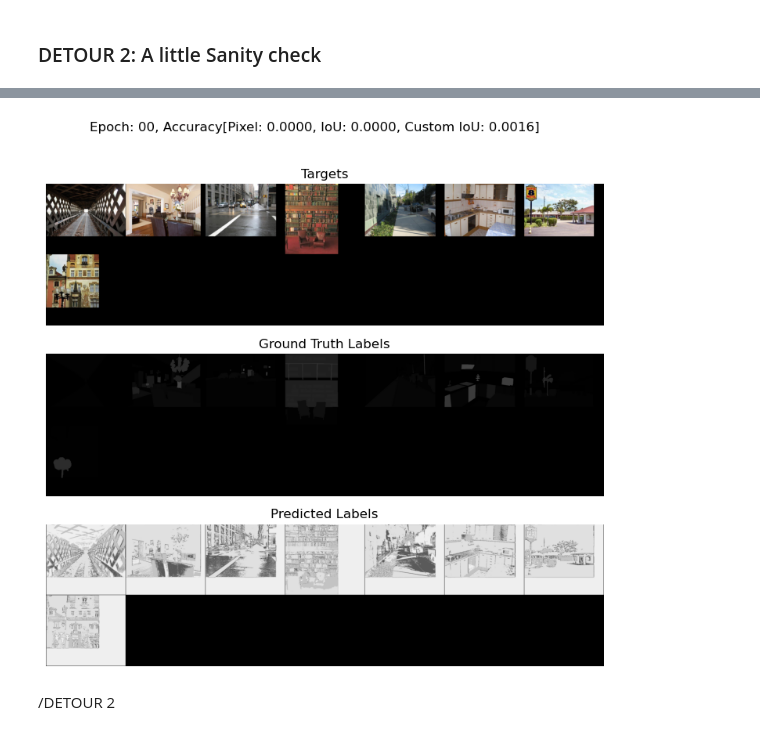
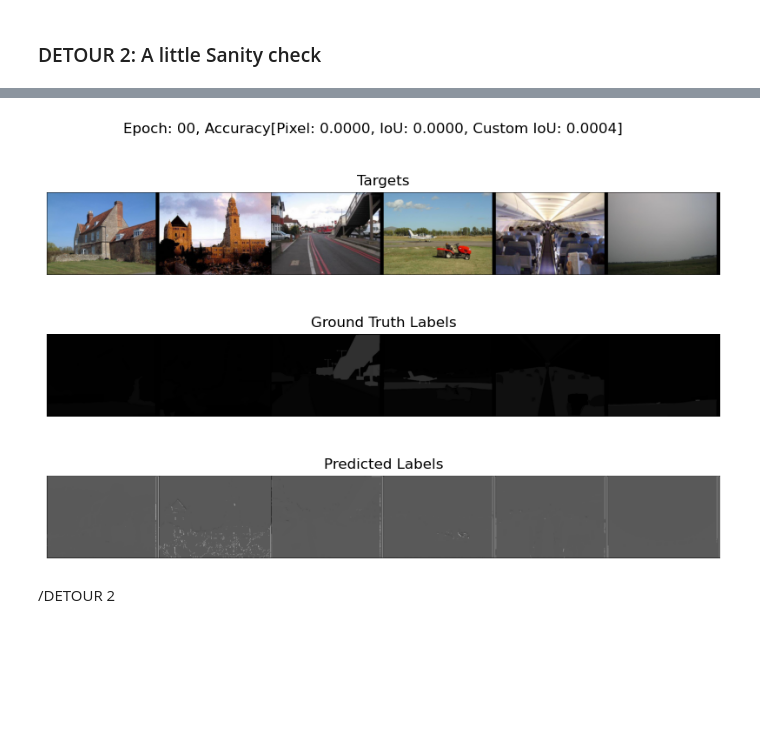
Before and after one commit to projectayre/ayre, a Jupyter notebook: semantic-segmentation/segmentation-ai-experimentation.ipynb, the cells around one changed output, grey strips where cells are left out. Cells and saved outputs as stored; diff of their text form; code cells hidden in the pictures; blank space fills up the shorter version.

```diff
--- a/semantic-segmentation/segmentation-ai-experimentation.ipynb
+++ b/semantic-segmentation/segmentation-ai-experimentation.ipynb
@@ -470,7 +470,7 @@ def print_test_dataset_masks(
     # Close all previously open figures.
     close_figures()
 
-    fig = plt.figure(figsize=(10, 8))
+    fig = plt.figure(figsize=(10, 6))
     fig.suptitle(title, fontsize=12)
 
     fig.add_subplot(3, 1, 1)
@@ -550,7 +550,7 @@ def test_dataset_accuracy(model, loader):
 torch.cuda.empty_cache()
 save_path = os.path.join("./logs/", "segnet_basic_training_progress_images")
 os.makedirs(save_path, exist_ok=True)
-train_x, train_y = next(iter(train_loader))
+train_x, train_y = next(iter(val_loader))
 print_test_dataset_masks(
     model, train_x, train_y, epoch=0, save_path=None, show_plot=True
 )
@@ -559,4 +559,4 @@ Epoch: 00, Accuracy[Pixel: 0.0000, IoU: 0.0000, Custom IoU: 0.0016]
-[figure, old version]
+[figure, new version]
 # %% [markdown]
 /DETOUR 2
 # %% [markdown]
```
Also changed, not shown: parts of 7 cells of this notebook, 1 other file.
